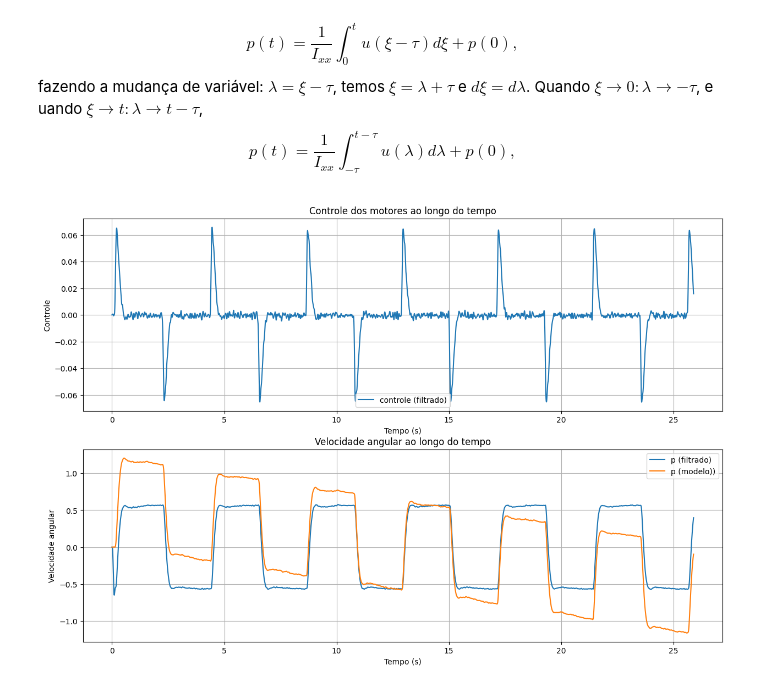
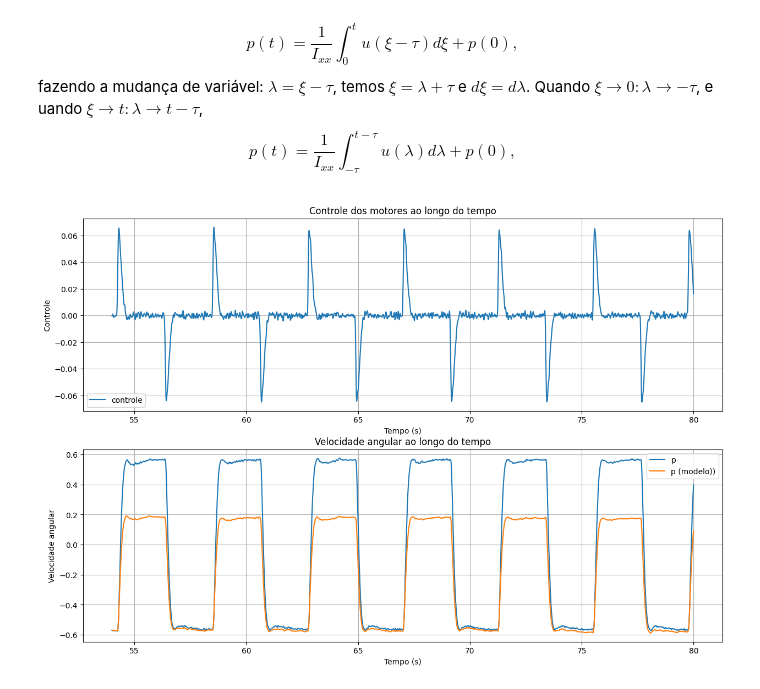
Before and after one commit to dferruzzo/mavdsk-python, a Jupyter notebook: identificação_e validação_de_sistemas.ipynb, the cells around one changed output. Drawn from its saved outputs; the diff is of its cells as text; code cells hidden in the pictures.

Commit message:
Trabalhando noajuste dos parâmetros do modelo para p(t).

```diff
--- a/identificação_e validação_de_sistemas.ipynb
+++ b/identificação_e validação_de_sistemas.ipynb
@@ -197,40 +275,38 @@ $$
 p(t)=\dfrac{1}{I_{xx}}\int_{-\tau}^{t-\tau}u(\lambda)d\lambda+p(0),
 $$
 # %%
-# definir uma função de interporlação para os dados filtrados
-entrada_u = interp1d(t_cont_clipped, controle_clipped_filtered, kind='linear', fill_value='extrapolate')
+# definir uma função de interporlação para os dados filtrados de controle
+entrada_u = interp1d(t_controle_rec, controle, kind='linear', fill_value='extrapolate')
 
 # Os parametros do modelo sâo
-Ixx = 0.01 # e
-tau = 0.018
-ic = vav0_clipped_filtered[0]
+ic =  vav0_rec[0]
 
 # aplicamos a função de interpolação para obter a entrada u(t-tau)
-entrada_u_delay_tau = entrada_u(t_cont_clipped - tau)
+entrada_u_delay_tau = entrada_u(t_controle_rec - tau)
 
-integral_cumulativa = cumulative_trapezoid(entrada_u_delay_tau, t_cont_clipped, dt_controle ,initial=0)
+integral_cumulativa = cumulative_trapezoid(entrada_u_delay_tau, t_controle_rec, dt_controle ,initial=0)
 
 # Calcular o modelo p(t) ao longo do tempo
 p_modelo = (1/Ixx) * integral_cumulativa + ic
 # %%
 # Plotando os dados recortados
 fig, (ax1, ax2) = plt.subplots(2, 1, figsize=(15, 10))
 #
-ax1.plot(t_cont_clipped, controle_clipped_filtered, label='controle (filtrado)')
+ax1.plot(t_controle_rec, controle, label='controle')
 ax1.set_xlabel('Tempo (s)')
 ax1.set_ylabel('Controle')
 ax1.set_title('Controle dos motores ao longo do tempo')
 ax1.legend()
 ax1.grid()
 #
-ax2.plot(t_taxas_clipped, vav0_clipped_filtered, label='p (filtrado)')
-ax2.plot(t_cont_clipped, p_modelo, label='p (modelo))')
+ax2.plot(t_taxas_rec, vav0_rec, label='p')
+ax2.plot(t_controle_rec, p_modelo, label='p (modelo))')
 ax2.set_xlabel('Tempo (s)')
 ax2.set_ylabel('Velocidade angular')
 ax2.set_title('Velocidade angular ao longo do tempo')
 #ax2.set_ylim([-1, 1])
 ax2.legend()
 ax2.grid()
 #
 # %% [output]
-[figure, old version]
+[figure, new version]
```
Also changed, not shown: parts of 13 cells of this notebook.
